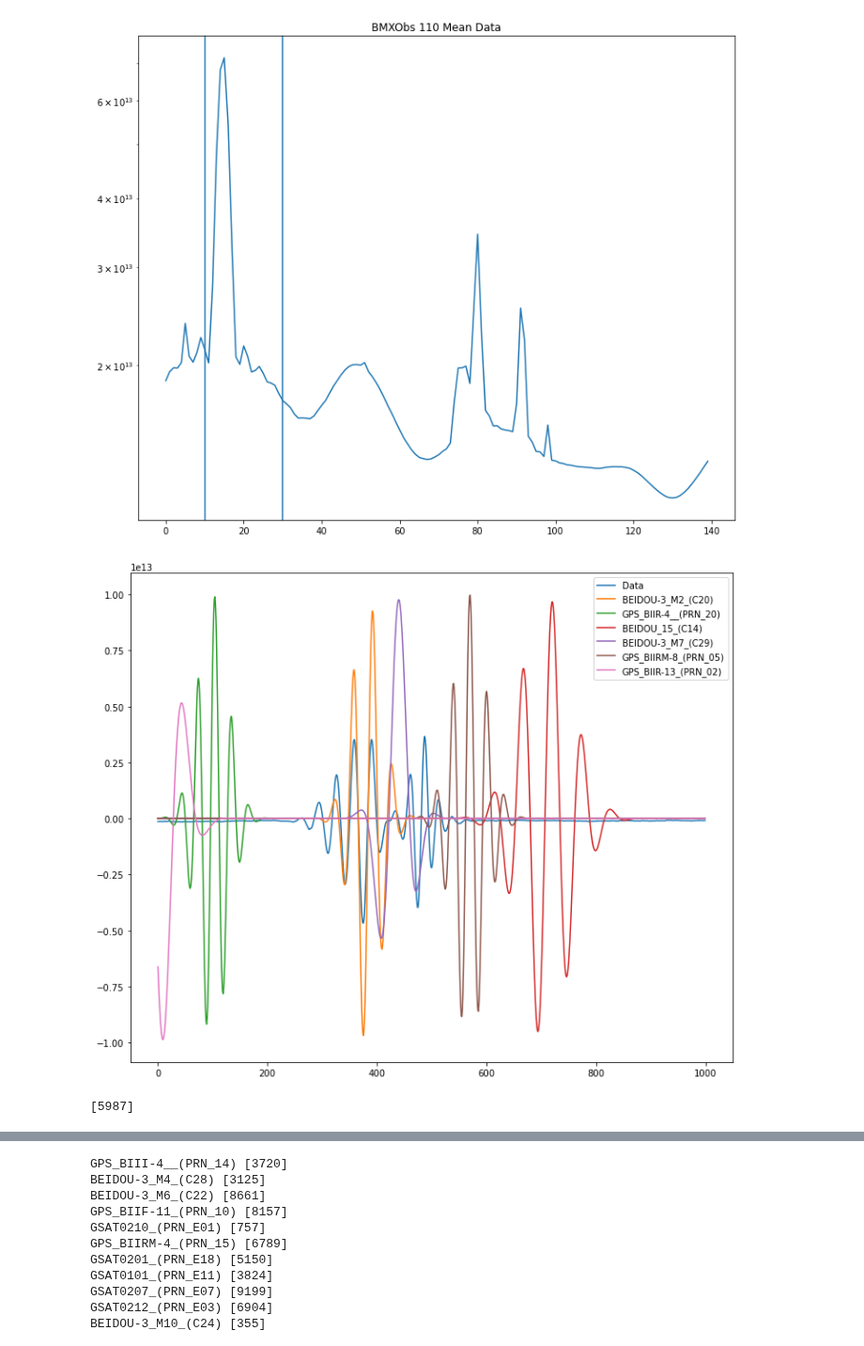
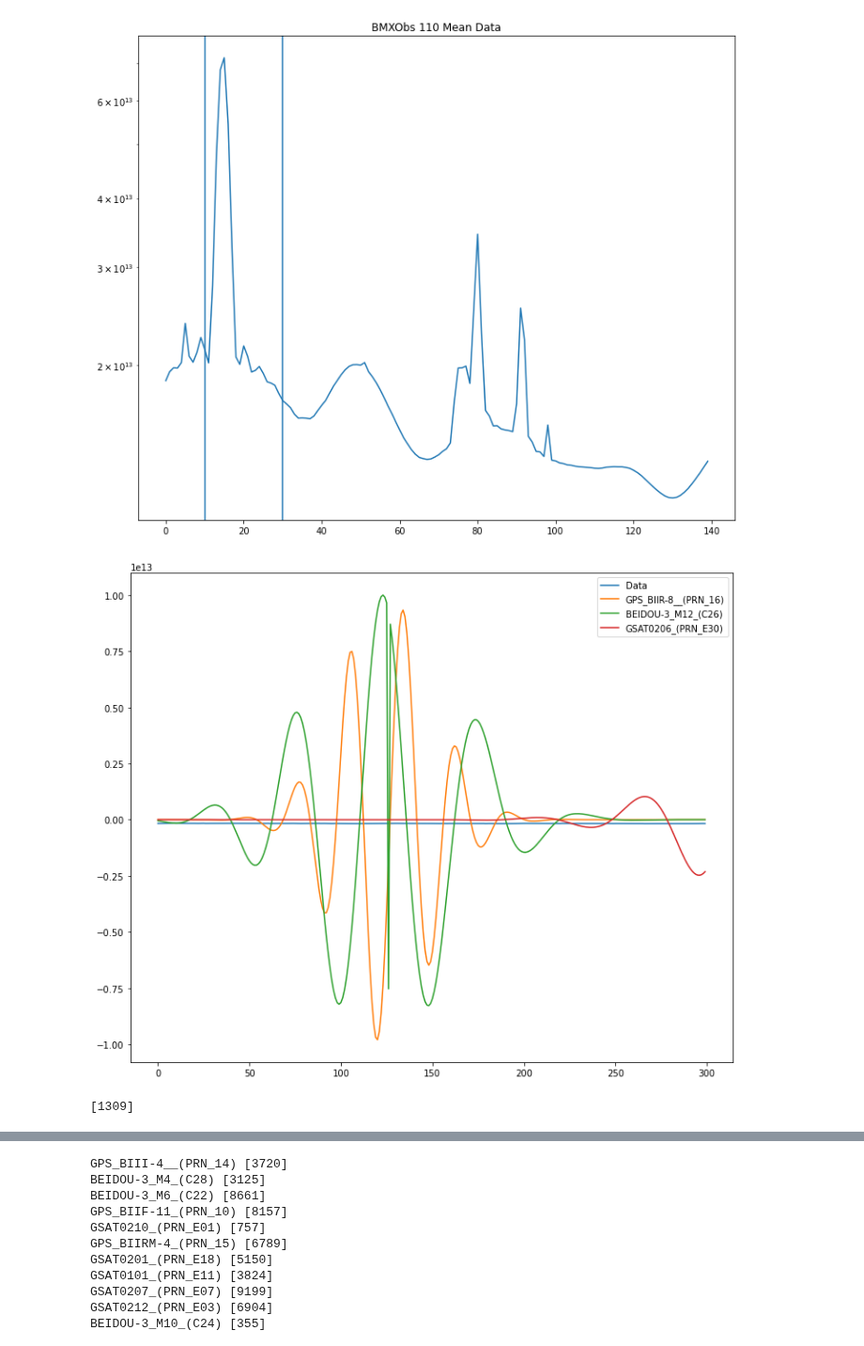
Before and after one commit to bmxdemo/bmxobs, a Jupyter notebook: towards1.ipynb, the cells around one changed output, grey strips where cells are left out. Shown at 94% size. Saved outputs shown, nothing was run; the diff lists cells and outputs as text; code cells hidden in the pictures.

```diff
--- a/towards1.ipynb
+++ b/towards1.ipynb
@@ -41,27 +42,27 @@ plt.show()
 # %% [output]
 [figure]
 # %%
-cut = [5500,6500]
+cut = [1300,1600]
 channel = 23
 
 plt.figure(figsize=(12,10))
 plt.plot(D[channel][cut[0]:cut[1]].real,label='Data')
 
 tracks = {}
 sats = {}
 for n,s in zip(D.sat_id,D.sat):
     if "COS" not in n:
         #dx= np.exp(-np.cos(s['alt'])**2/(2*0.05**2))
         track = np.array([np.cos(s['alt'])*np.cos(s['az']),np.cos(s['alt'])*np.sin(s['az'])]).T
         dx = SingleFreqGeometry(1,freq=D.freq).point_source(channel,1e13,track,0).real
         if max(dx[cut[0]:cut[1]])>1e12:
             plt.plot(dx[cut[0]:cut[1]],label=n)
             tracks[n] = track
             sats[n] = dx
 
 plt.legend()
 plt.show()
 print(np.arange(cut[0],cut[1])[D[channel][cut[0]:cut[1]].real==max(D[channel][cut[0]:cut[1]].real)])
 # %% [output]
-[figure, old version]
+[figure, new version]
-[5987]
+[1309]
```
Also changed, not shown: parts of 2 cells of this notebook, 5 other files.
